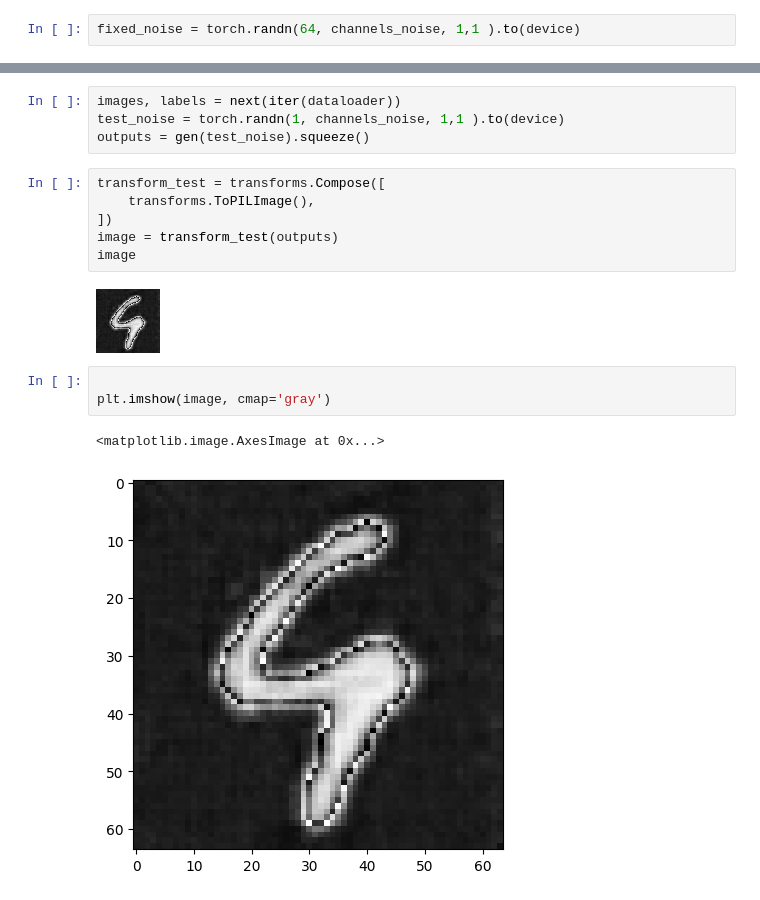
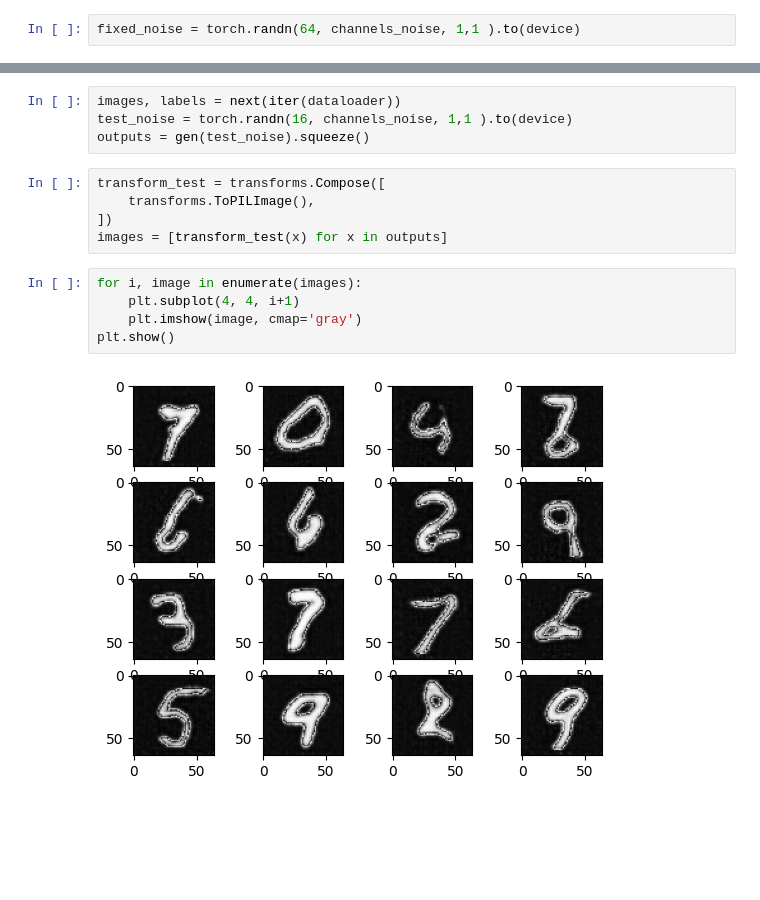
Before and after one commit to Revernd/Kaggle_notebooks, a Jupyter notebook: mnist-with-dcgan.ipynb, the cells around one changed output, grey strips where cells are left out. Drawn from its saved outputs; the diff is of its cells as text; blank space fills up the shorter version.

```diff
--- a/mnist-with-dcgan.ipynb
+++ b/mnist-with-dcgan.ipynb
@@ -223,18 +224,16 @@ Epoch 9/10 Batch 930/938 Loss Disc: 0.6797 Loss gen: 2.7701 Disc_X: 0.9079
 # %%
 images, labels = next(iter(dataloader))
-test_noise = torch.randn(1, channels_noise, 1,1 ).to(device)
+test_noise = torch.randn(16, channels_noise, 1,1 ).to(device)
 outputs = gen(test_noise).squeeze()
 # %%
 transform_test = transforms.Compose([
     transforms.ToPILImage(),
 ])
-image = transform_test(outputs)
-image
+images = [transform_test(x) for x in outputs]
-# %% [output]
-[figure, removed]
-# %%
-
-plt.imshow(image, cmap='gray')
-# %% [output]
-<matplotlib.image.AxesImage at 0x...>
-[figure, removed]
+# %%
+for i, image in enumerate(images):
+    plt.subplot(4, 4, i+1)
+    plt.imshow(image, cmap='gray')
+plt.show()
+# %% [output]
+[figure, added]
```
Also changed, not shown: parts of 2 cells of this notebook.
